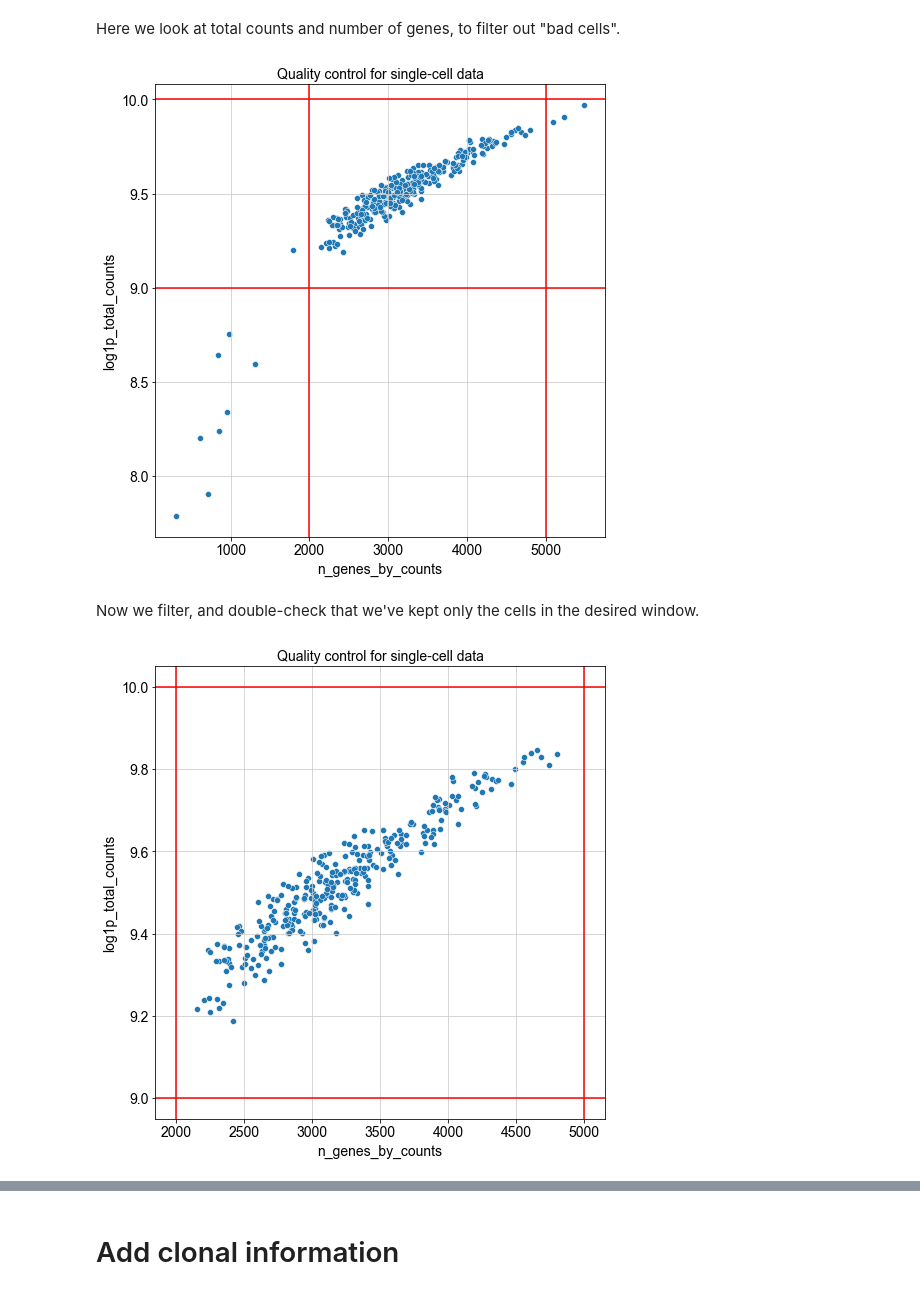
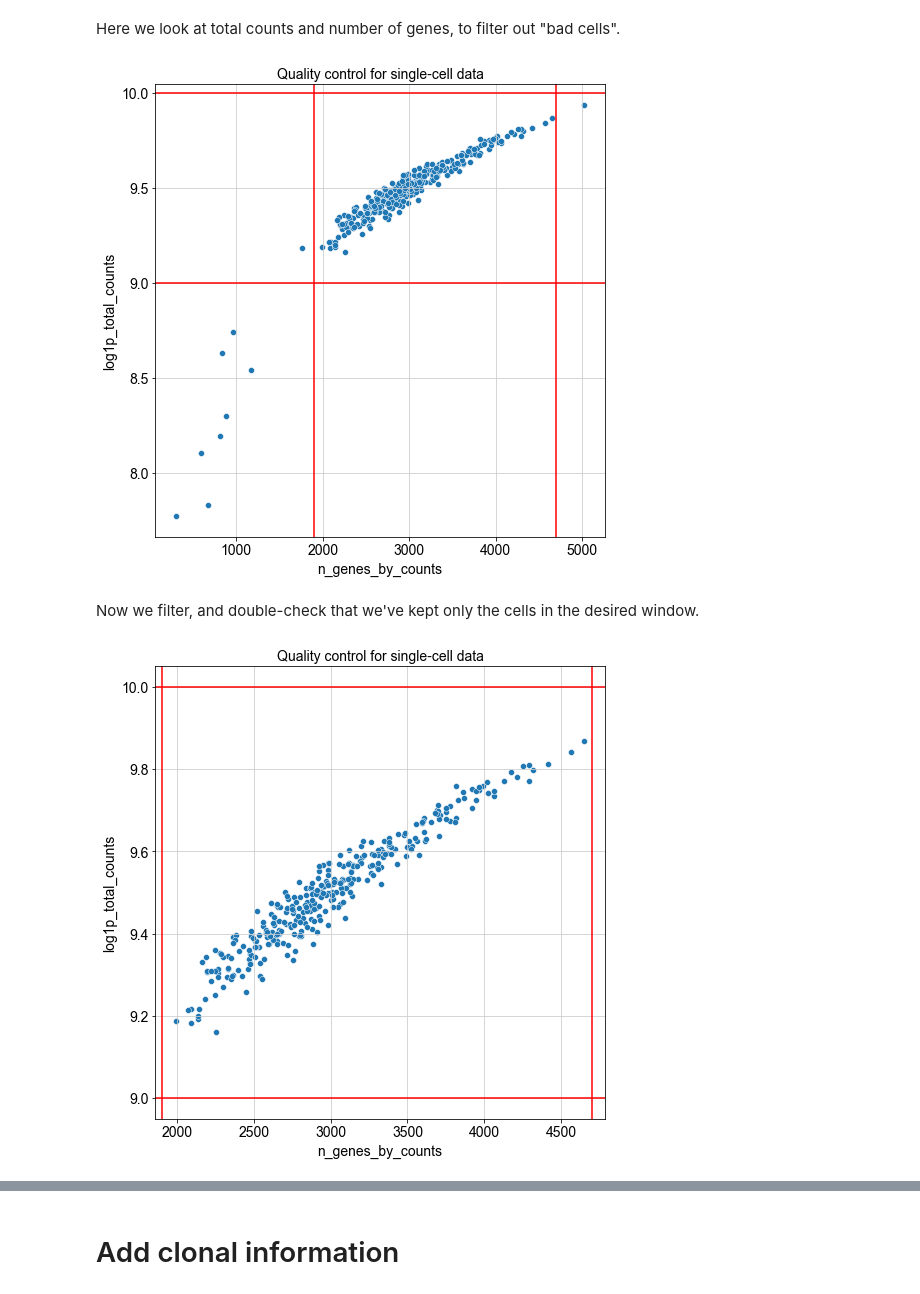
Before and after one commit to MartyWeissman/ClonalOmics, a Jupyter notebook: Data/P3128_Preprocessing_Scanpy.ipynb, the cells around one changed output, grey strips where cells are left out. Saved outputs shown, nothing was run; the diff lists cells and outputs as text; code cells hidden in the pictures.

```diff
--- a/Data/P3128_Preprocessing_Scanpy.ipynb
+++ b/Data/P3128_Preprocessing_Scanpy.ipynb
@@ -218,7 +215,0 @@ We first filter out genes which are never expressed above a count of 10, and tho
-# %%
-for ds in datasets:
-    genes_before = adata[ds].n_vars
-    sc.pp.filter_genes(adata[ds], min_counts=10) # At least 10 count.
-    sc.pp.filter_genes(adata[ds], min_cells=0.05*adata[ds].n_obs) # At least 5% of cells.
-    genes_after = adata[ds].n_vars
-    print('Dataset {} has {} genes before and {} genes after filtering.'.format(ds,genes_before,genes_after))
@@ -269,0 +260,8 @@ The TPM normalization has failed for 0 samples.
+# %%
+for ds in datasets:
+    genes_before = adata[ds].n_vars
+    gg = ((adata[ds].to_df() > 10).sum() > 0.05*adata[ds].n_obs)
+    good_genes = gg[gg].index
+    adata[ds] = adata[ds][:,good_genes]
+    genes_after = adata[ds].n_vars
+    print('Dataset {} has {} genes before and {} genes after filtering.'.format(ds,genes_before,genes_after))
@@ -351,22 +352,22 @@ Here we look at total counts and number of genes, to filter out "bad cells".
 # %%
 fig,ax = plt.subplots(1,1, figsize=(8,8))
 
 sns.scatterplot(x='n_genes_by_counts', y='log1p_total_counts',
                 data=adata['sc'].obs,  ax=ax)
 ax.set_title('Quality control for single-cell data')
 
 # Choose these after examining the plot!
 min_logcounts = 9
 max_logcounts = 10.0
-min_genes = 2000
-max_genes = 5000
+min_genes = 1900
+max_genes = 4700
 ax.axhline(min_logcounts, color='red')
 ax.axhline(max_logcounts, color='red')
 ax.axvline(min_genes, color='red')
 ax.axvline(max_genes, color='red')
 plt.show()
 # %% [output]
-[figure, old version]
+[figure, new version]
 # %% [markdown]
 Now we filter, and double-check that we've kept only the cells in the desired window.
 # %%
@@ -386,15 +387,15 @@ ax.set_title('Quality control for single-cell data')
 # Choose these after examining the plot!
 min_logcounts = 9
 max_logcounts = 10
-min_genes = 2000
-max_genes = 5000
+min_genes = 1900
+max_genes = 4700
 ax.axhline(min_logcounts, color='red')
 ax.axhline(max_logcounts, color='red')
 ax.axvline(min_genes, color='red')
 ax.axvline(max_genes, color='red')
 plt.show()
 # %% [output]
-[figure, old version]
+[figure, new version]
 # %%
 cells = adata['sc'].obs.index
 bulks = adata['bulks'].obs.index
```
Also changed, not shown: parts of 13 cells of this notebook, 6 other files.
